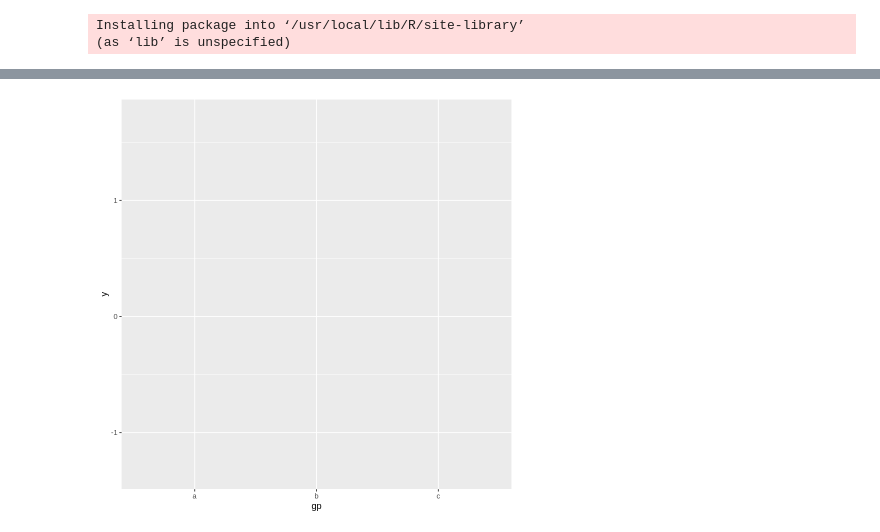
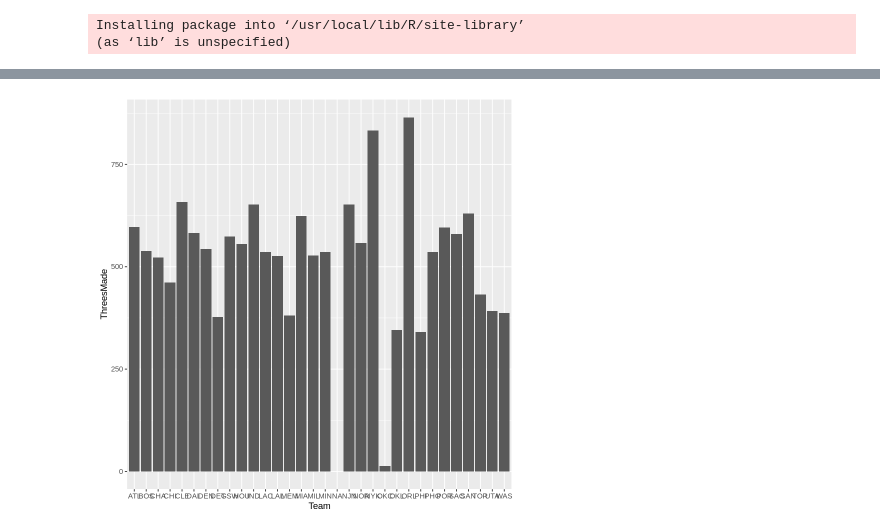
Before and after one commit to mia-netizen/bigdata, a Jupyter notebook: 0420期中考.ipynb, the cells around one changed output, grey strips where cells are left out. Saved outputs shown, nothing was run; the diff lists cells and outputs as text; code cells hidden in the pictures.

```diff
--- a/0420期中考.ipynb
+++ b/0420期中考.ipynb
@@ -153,4 +175,4 @@ ggplot(df,aes(x=gp,y=y))+geom_point()
 # %%
-ggplot(df,aes(x=gp,y=y))+geom_polygon()
+ggplot(data=NBA0809,aes(x=Team,y=ThreesMade))+geom_col()
 # %% [output]
-[figure, old version]
+[figure, new version]
```
Also changed, not shown: parts of 13 cells of this notebook.
